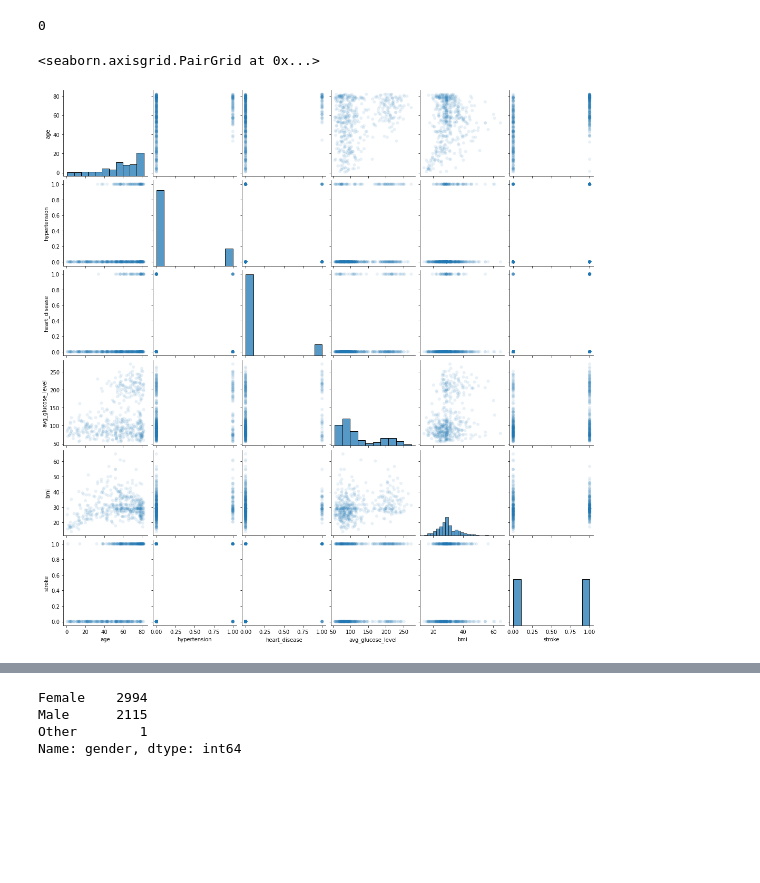
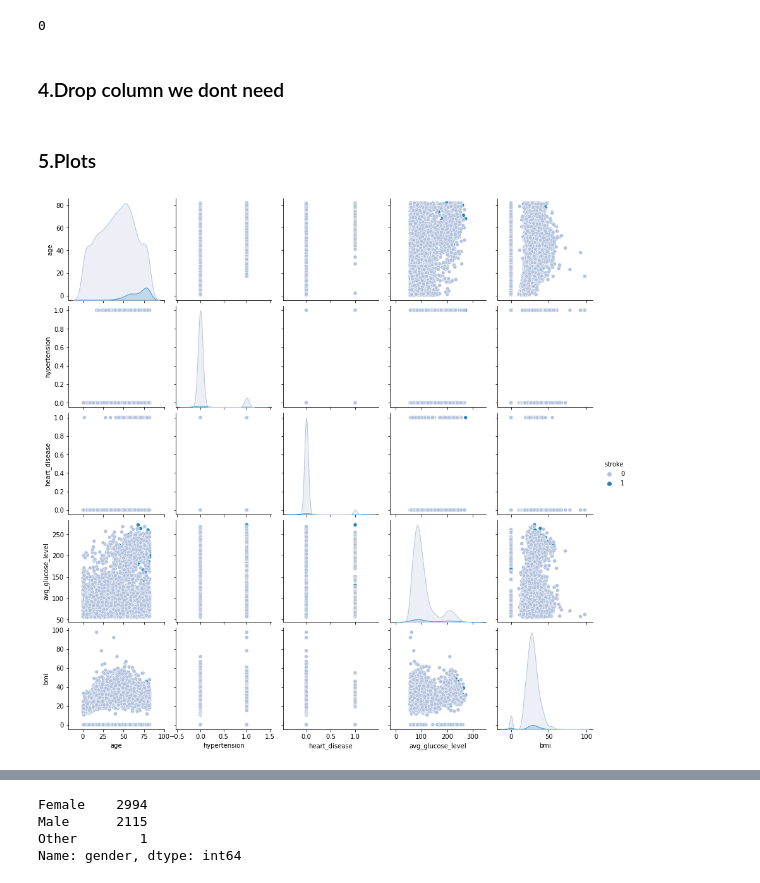
Before and after one commit to modisultan/Stroke_Classification, a Jupyter notebook: Stroke_Classification.ipynb, the cells around one changed output, grey strips where cells are left out. Cells and saved outputs as stored; diff of their text form; code cells hidden in the pictures; blank space fills up the shorter version.

```diff
--- a/Stroke_Classification.ipynb
+++ b/Stroke_Classification.ipynb
@@ -136,12 +208,15 @@ stroke - 0%
 sum(df.duplicated())
 # %% [output]
 0
+# %% [markdown]
+### 4.Drop column we dont need
 # %%
 df.drop(columns=['id'],inplace=True)
 df.drop(columns=['work_type'],inplace=True)
-# %%
-sns.pairplot(df[:500], plot_kws=dict(alpha=.1, edgecolor='none',cmap='OrRd'))
-# %% [output]
-<seaborn.axisgrid.PairGrid at 0x...>
-[figure, removed]
+# %% [markdown]
+### 5.Plots
+# %%
+sns.pairplot(df, hue='stroke',palette ='PuBu');
+# %% [output]
+[figure, added]
 # %%
```
Also changed, not shown: parts of 159 cells of this notebook.
